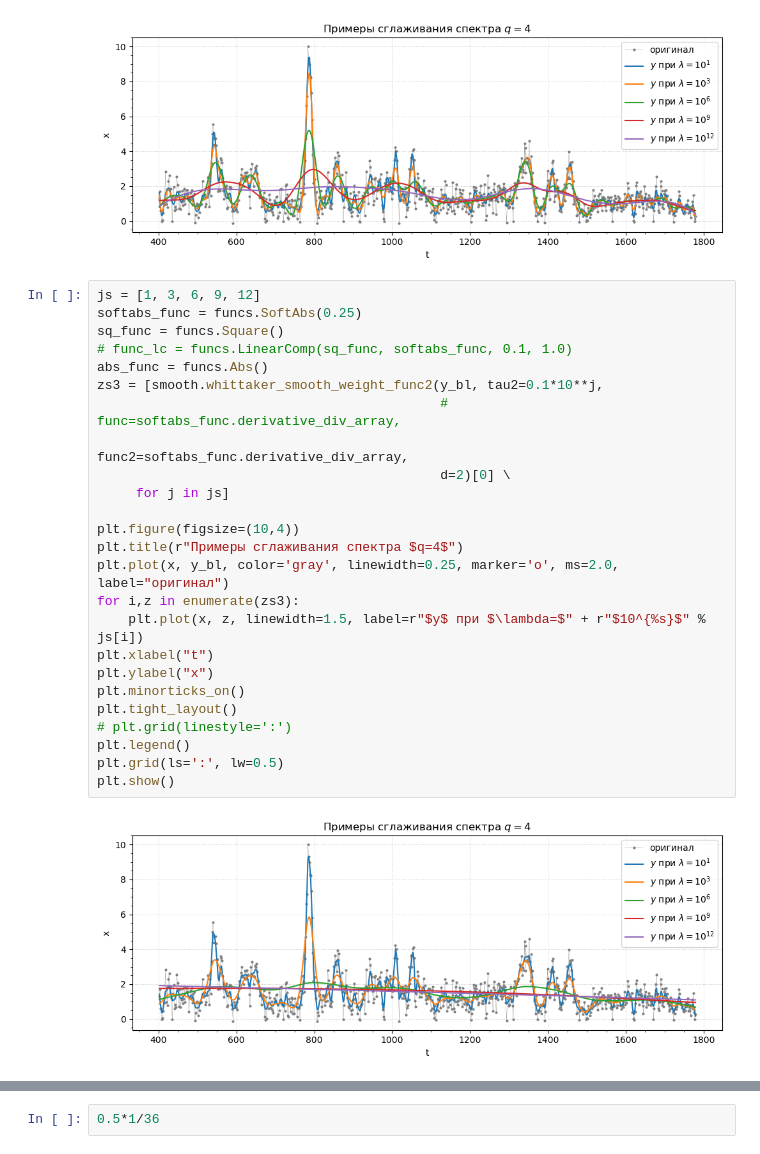
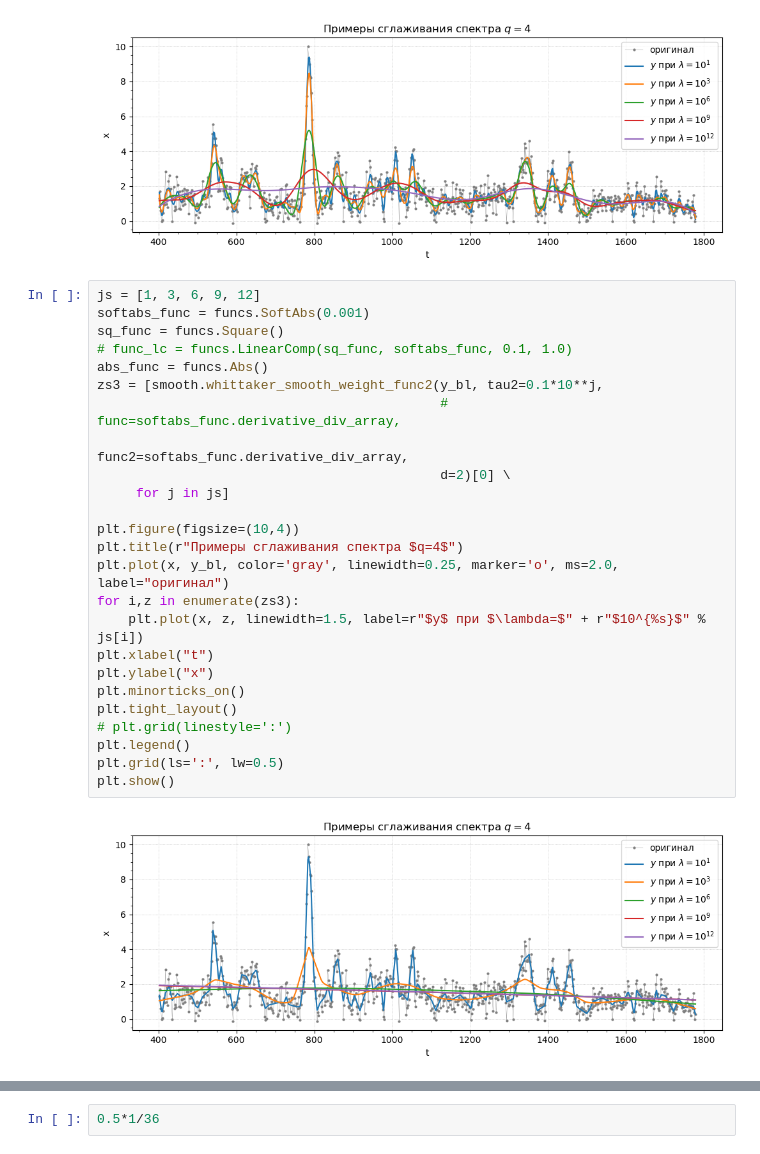
Before and after one commit to intellimath/irsa, a Jupyter notebook: examples/whittaker_henderson.ipynb, the cells around one changed output, grey strips where cells are left out. Drawn from its saved outputs; the diff is of its cells as text.

```diff
--- a/examples/whittaker_henderson.ipynb
+++ b/examples/whittaker_henderson.ipynb
@@ -82,29 +119,29 @@ The PostScript backend does not support transparency; partially transparent arti
 [figure]
 # %%
 js = [1, 3, 6, 9, 12]
-softabs_func = funcs.SoftAbs(0.25)
+softabs_func = funcs.SoftAbs(0.001)
 sq_func = funcs.Square()
 # func_lc = funcs.LinearComp(sq_func, softabs_func, 0.1, 1.0)
 abs_func = funcs.Abs()
 zs3 = [smooth.whittaker_smooth_weight_func2(y_bl, tau2=0.1*10**j,
                                             # func=softabs_func.derivative_div_array,
                                             func2=softabs_func.derivative_div_array,
                                             d=2)[0] \
      for j in js]
 
 plt.figure(figsize=(10,4))
 plt.title(r"Примеры сглаживания спектра $q=4$")
 plt.plot(x, y_bl, color='gray', linewidth=0.25, marker='o', ms=2.0, label="оригинал")
 for i,z in enumerate(zs3):
     plt.plot(x, z, linewidth=1.5, label=r"$y$ при $\lambda=$" + r"$10^{%s}$" % js[i])
 plt.xlabel("t")
 plt.ylabel("x")
 plt.minorticks_on()
 plt.tight_layout()
 # plt.grid(linestyle=':')
 plt.legend()
 plt.grid(ls=':', lw=0.5)
 plt.show()
 # %% [output]
-[figure, old version]
+[figure, new version]
 # %%
```
Also changed, not shown: parts of 10 cells of this notebook, 2 other files.
